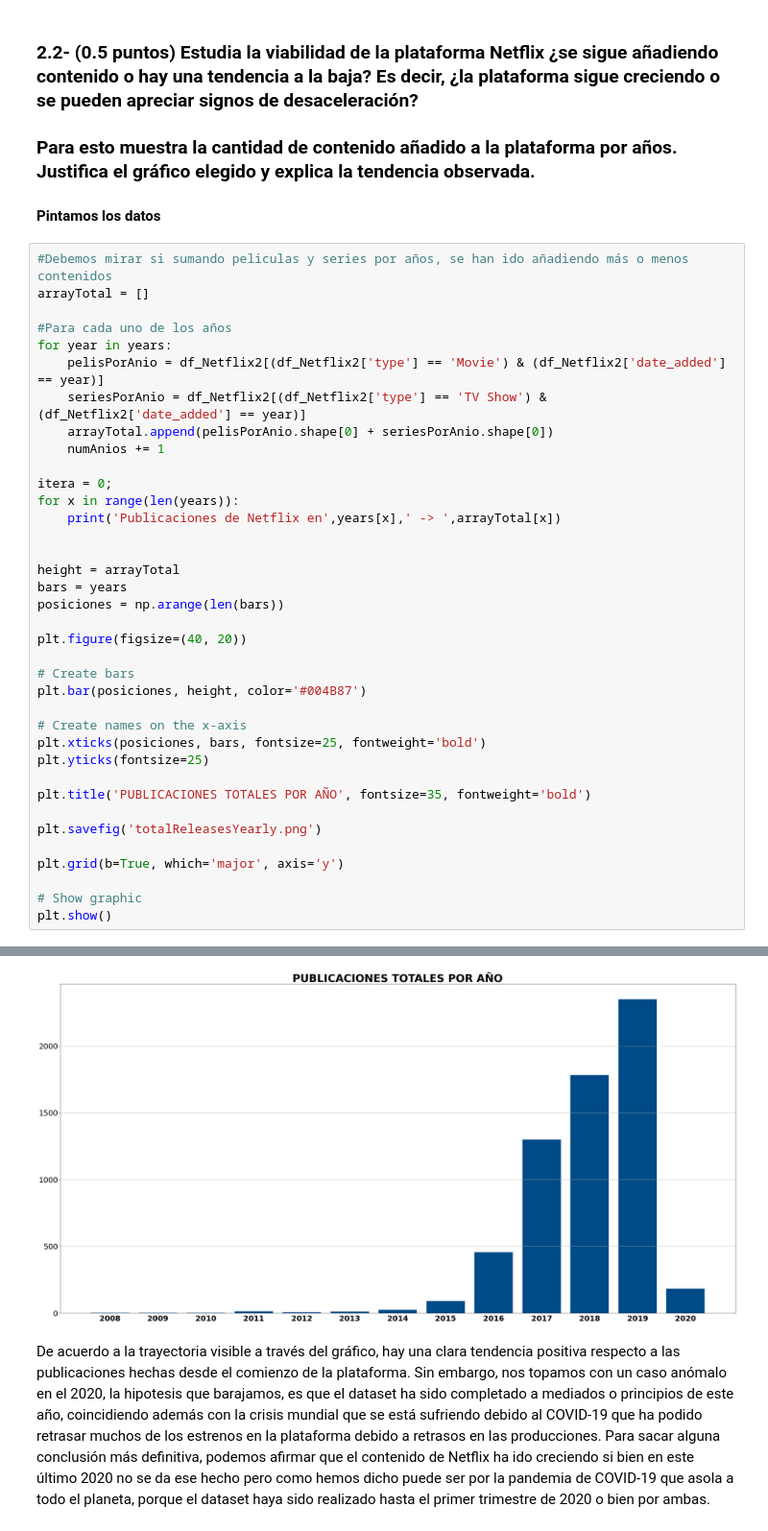
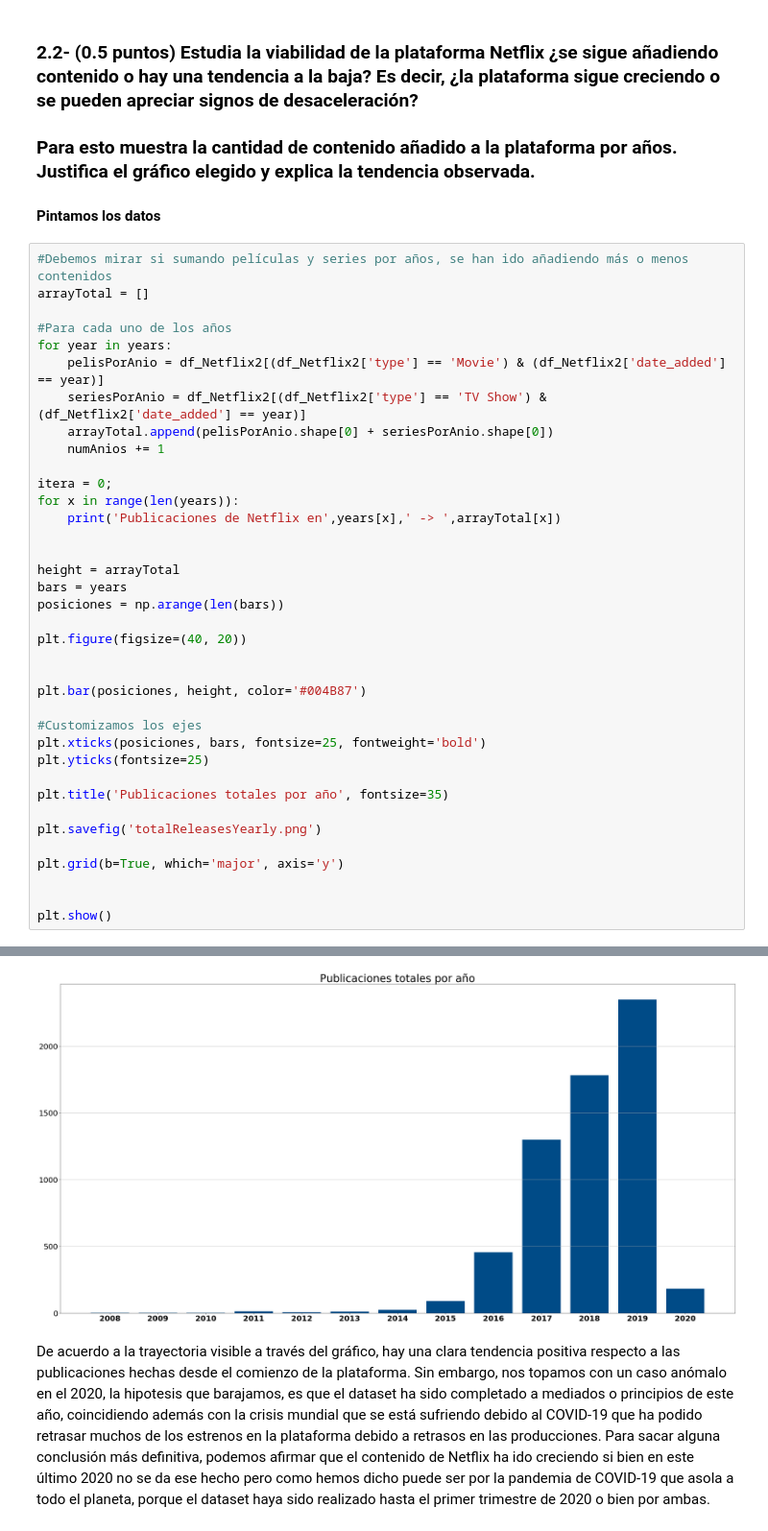
Before and after one commit to Jotivirix/Datamining_UFV, a Jupyter notebook: Lab1/entregable2/Lab1-Entregable2.ipynb, the cells around one changed output, grey strips where cells are left out. Shown: that part at 96% size. Drawn from its saved outputs; the diff is of its cells as text.

```diff
--- a/Lab1/entregable2/Lab1-Entregable2.ipynb
+++ b/Lab1/entregable2/Lab1-Entregable2.ipynb
@@ -217,7 +217,7 @@ El motivo principal por el que se ha escogido este tipo de gráfico, es que nos
 
 #### Pintamos los datos
 # %%
-#Debemos mirar si sumando peliculas y series por años, se han ido añadiendo más o menos contenidos
+#Debemos mirar si sumando películas y series por años, se han ido añadiendo más o menos contenidos
 arrayTotal = []
 
 #Para cada uno de los años
@@ -236,38 +236,38 @@ height = arrayTotal
 bars = years
 posiciones = np.arange(len(bars))
 
 plt.figure(figsize=(40, 20))
 
-# Create bars
+
 plt.bar(posiciones, height, color='#004B87')
 
-# Create names on the x-axis
+#Customizamos los ejes
 plt.xticks(posiciones, bars, fontsize=25, fontweight='bold')
 plt.yticks(fontsize=25)
 
-plt.title('PUBLICACIONES TOTALES POR AÑO', fontsize=35, fontweight='bold')
+plt.title('Publicaciones totales por año', fontsize=35)
 
 plt.savefig('totalReleasesYearly.png')
 
 plt.grid(b=True, which='major', axis='y')
 
-# Show graphic
+
 plt.show()
 # %% [output]
 Publicaciones de Netflix en 2008  ->  2
 Publicaciones de Netflix en 2009  ->  2
 Publicaciones de Netflix en 2010  ->  1
 Publicaciones de Netflix en 2011  ->  13
 Publicaciones de Netflix en 2012  ->  7
 Publicaciones de Netflix en 2013  ->  12
 Publicaciones de Netflix en 2014  ->  25
 Publicaciones de Netflix en 2015  ->  90
 Publicaciones de Netflix en 2016  ->  456
 Publicaciones de Netflix en 2017  ->  1300
 Publicaciones de Netflix en 2018  ->  1782
 Publicaciones de Netflix en 2019  ->  2348
 Publicaciones de Netflix en 2020  ->  184
-[figure, old version]
+[figure, new version]
 # %% [markdown]
 De acuerdo a la trayectoria visible a través del gráfico, hay una clara tendencia positiva respecto a las publicaciones hechas desde el comienzo de la plataforma. Sin embargo, nos topamos con un caso anómalo en el 2020, la hipotesis que barajamos, es que el dataset ha sido completado a mediados o principios de este año, coincidiendo además con la crisis mundial que se está sufriendo debido al COVID-19 que ha podido retrasar muchos de los estrenos en la plataforma debido a retrasos en las producciones. Para sacar alguna conclusión más definitiva, podemos afirmar que el contenido de Netflix ha ido creciendo si bien en este último 2020 no se da ese hecho pero como hemos dicho puede ser por la pandemia de COVID-19 que asola a todo el planeta, porque el dataset haya sido realizado hasta el primer trimestre de 2020 o bien por ambas.
 # %% [markdown]
```
Also changed, not shown: parts of 13 cells of this notebook.
